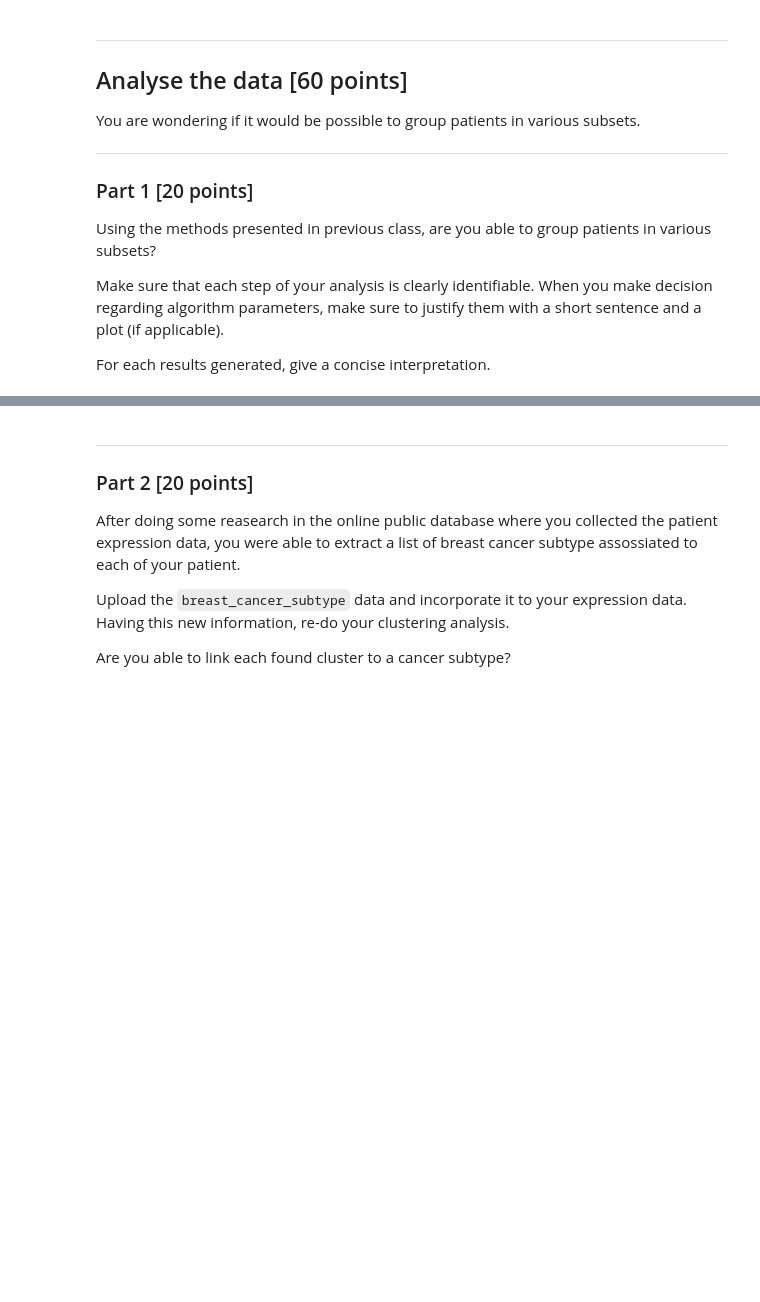
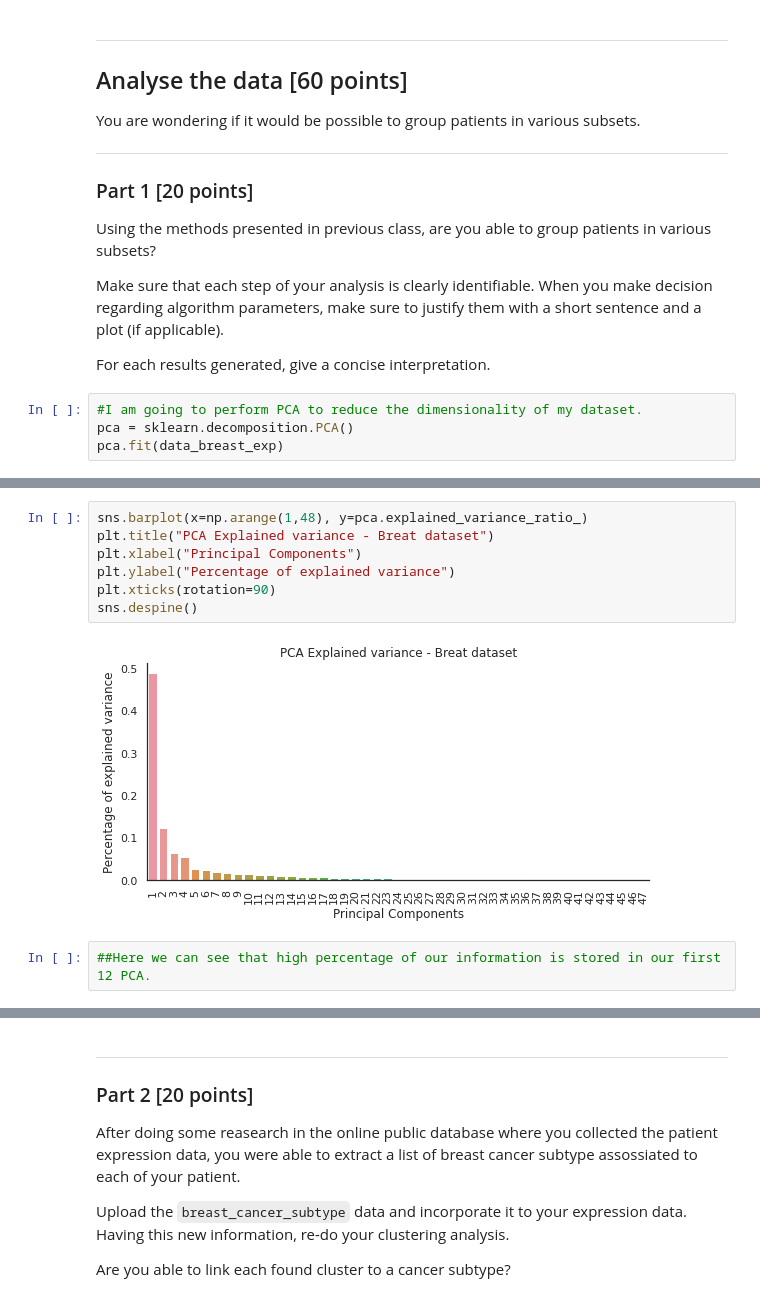
Before and after one commit to MyrIliana/S21_data_analysis, a Jupyter notebook: data_analysis_3.ipynb, the cells around one changed output, grey strips where cells are left out. Saved outputs shown, nothing was run; the diff lists cells and outputs as text; blank space fills up the shorter version.

```diff
--- a/data_analysis_3.ipynb
+++ b/data_analysis_3.ipynb
@@ -58,3 +136,7 @@ Using the methods presented in previous class, are you able to group patients in
 Make sure that each step of your analysis is clearly identifiable. When you make decision regarding algorithm parameters, make sure to justify them with a short sentence and a plot (if applicable).
 
 For each results generated, give a concise interpretation.
+# %%
+#I am going to perform PCA to reduce the dimensionality of my dataset.
+pca = sklearn.decomposition.PCA()
+pca.fit(data_breast_exp)
@@ -60,0 +159,11 @@ For each results generated, give a concise interpretation.
+# %%
+sns.barplot(x=np.arange(1,48), y=pca.explained_variance_ratio_)
+plt.title("PCA Explained variance - Breat dataset")
+plt.xlabel("Principal Components")
+plt.ylabel("Percentage of explained variance")
+plt.xticks(rotation=90)
+sns.despine()
+# %% [output]
+[figure, added]
+# %%
+##Here we can see that high percentage of our information is stored in our first 12 PCA.
```
Also changed, not shown: parts of 29 cells of this notebook, 1 other file.
